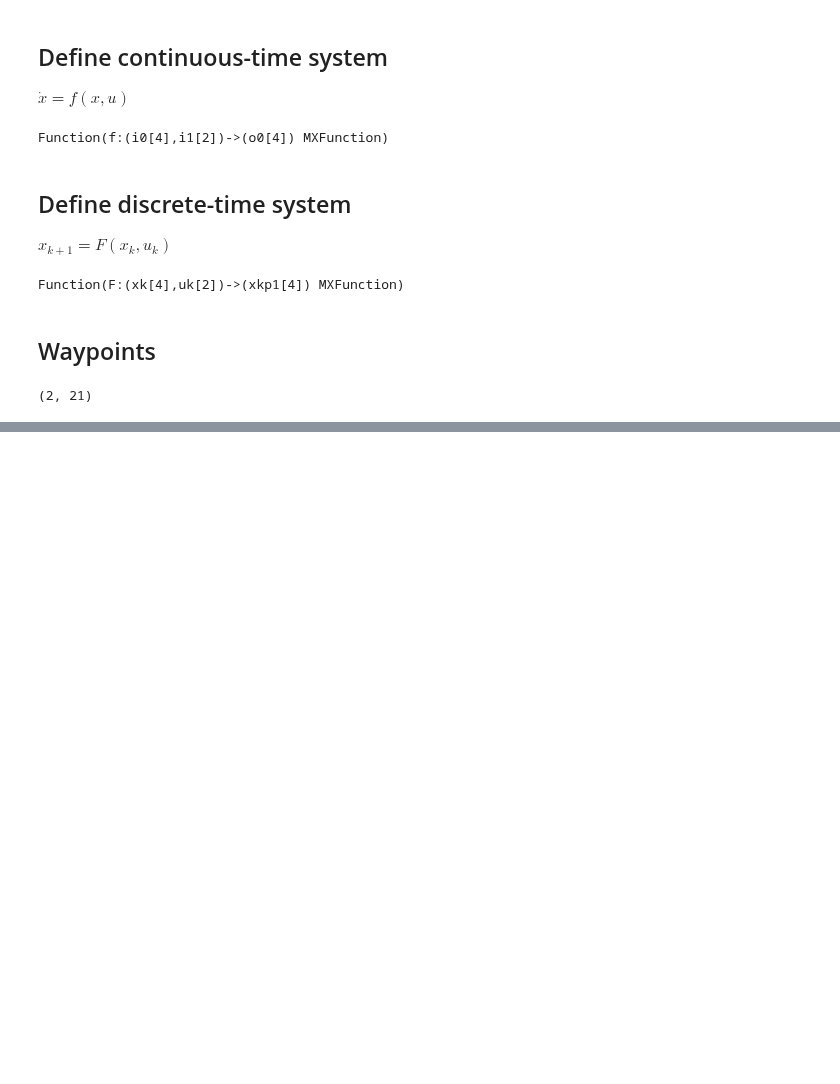
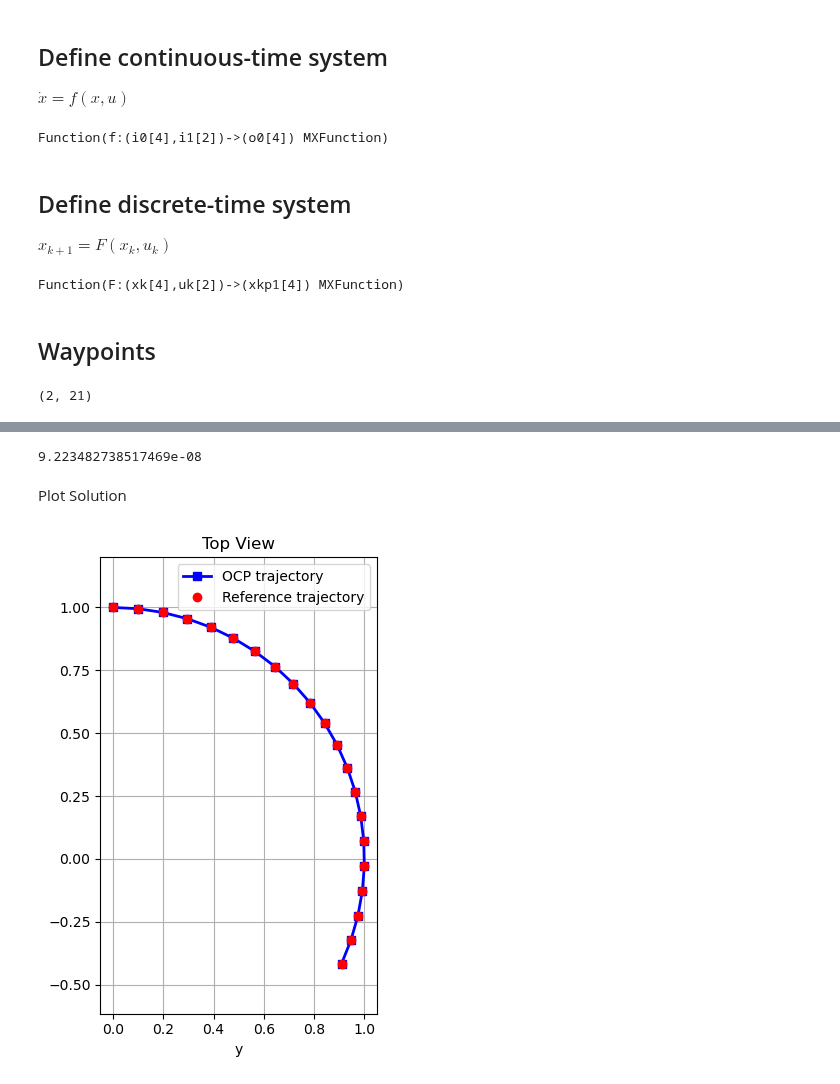
Before and after one commit to billtubbs/casadi-examples, a Jupyter notebook: 9-Time-Optimal-Control.ipynb, the cells around one changed output, grey strips where cells are left out. Cells and saved outputs as stored; diff of their text form; code cells hidden in the pictures; blank space fills up the shorter version.

```diff
--- a/9-Time-Optimal-Control.ipynb
+++ b/9-Time-Optimal-Control.ipynb
@@ -17,6 +17,10 @@ import casadi
 casadi.__version__
 # %% [output]
 '3.6.4'
+# %%
+plot_dir = 'plots'
+if not os.path.exists(plot_dir):
+    os.mkdir(plot_dir)
 # %%
 # Physical constants
 
@@ -89,0 +132,4 @@ plt.show()
+# %%
+opti.solver('ipopt')
+
+sol = opti.solve()
@@ -89,0 +154,28 @@ plt.show()
+# %%
+# Tracking error
+tracking_rmse = np.sqrt(sol.value(sumsqr(X[:2, :] - ref)) / (N + 1))
+tracking_rmse
+# %% [output]
+9.223482738517469e-08
+# %% [markdown]
+Plot Solution
+# %%
+def make_trajectory_plot(xsol, ref):
+    fig, ax = plt.subplots(figsize=(3.5, 5.5))
+    ax.plot(xsol[0, :].T, xsol[1, :].T, 'bs-', linewidth=2, label='OCP trajectory')
+    ax.plot(ref[0, :].T, ref[1, :].T, 'ro', linewidth=3, label='Reference trajectory')
+    ax.legend()
+    ax.set_xlabel('x')
+    ax.set_xlabel('y')
+    ax.axis('equal')
+    ax.grid()
+    ax.set_title('Top View')
+
+xsol = sol.value(X)
+make_trajectory_plot(xsol, ref)
+plt.tight_layout()
+filename = f'toc_sol_1_1_top_view.pdf'
+plt.savefig(os.path.join(plot_dir, filename))
+plt.show()
+# %% [output]
+[figure, added]
```
Also changed, not shown: parts of 8 cells of this notebook.
